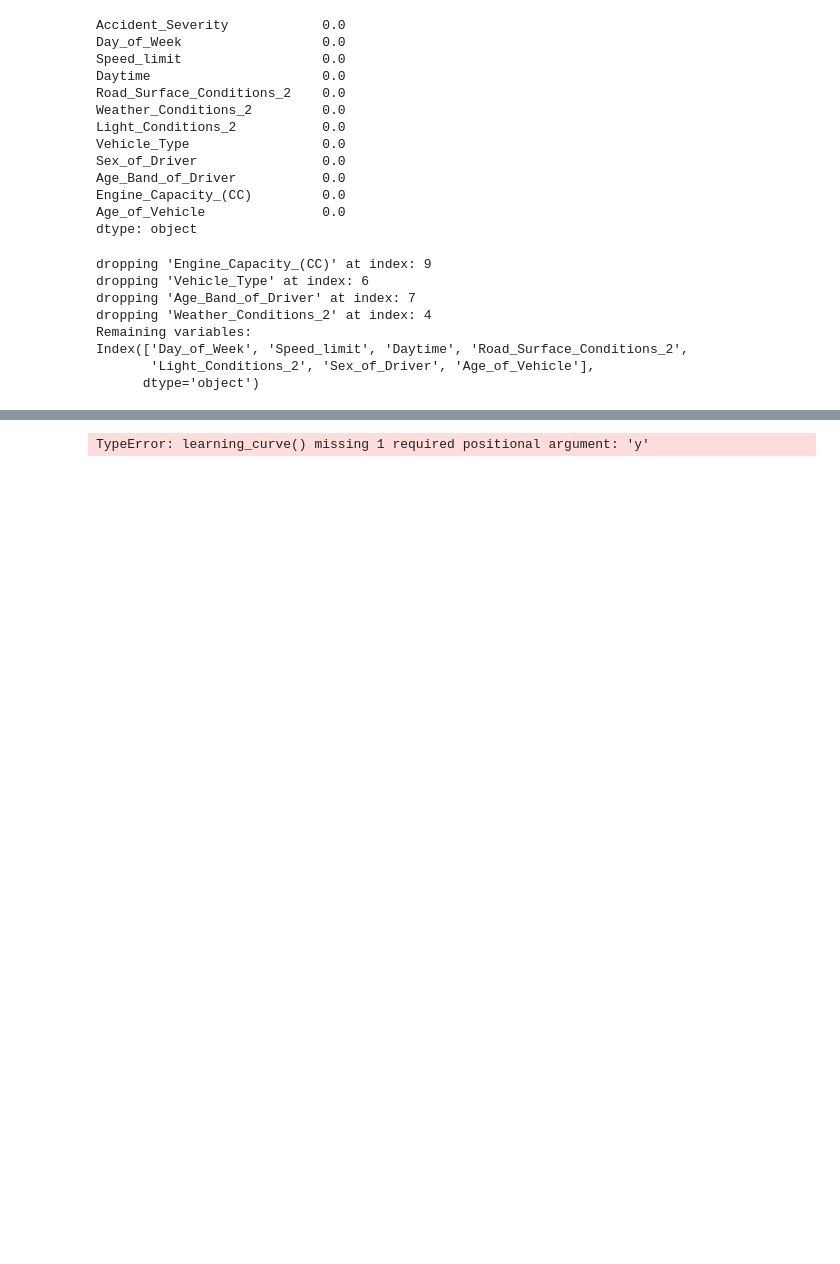
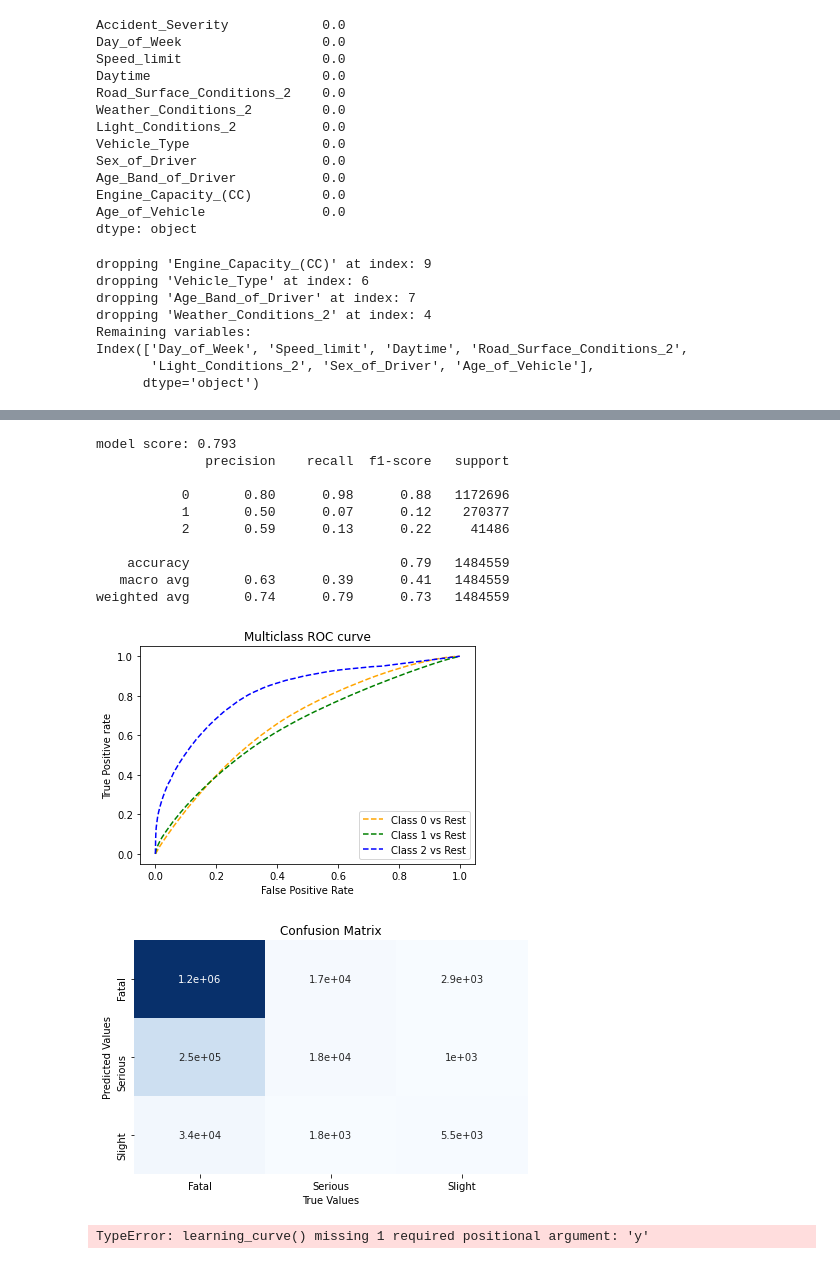
Before and after one commit to hxn241/TFM, a Jupyter notebook: Predictions_as_cs.ipynb, the cells around one changed output, grey strips where cells are left out. Drawn from its saved outputs; the diff is of its cells as text; code cells hidden in the pictures; blank space fills up the shorter version.

```diff
--- a/Predictions_as_cs.ipynb
+++ b/Predictions_as_cs.ipynb
@@ -402,3 +519,18 @@ KeyboardInterrupt:
+# %%
+yhat = evaluate_model(X,y,num,cat,4)
+# %% [output]
+model score: 0.793
+              precision    recall  f1-score   support
+
+           0       0.80      0.98      0.88   1172696
+           1       0.50      0.07      0.12    270377
+           2       0.59      0.13      0.22     41486
+
+    accuracy                           0.79   1484559
+   macro avg       0.63      0.39      0.41   1484559
+weighted avg       0.74      0.79      0.73   1484559
+[figure, added]
+[figure, added]
 # %%
 
     #THE LEARN CURVE TRAIN/TEST ERROR, OVERFIT UNDERFIT
```
Also changed, not shown: parts of 23 cells of this notebook, 15 other files.
